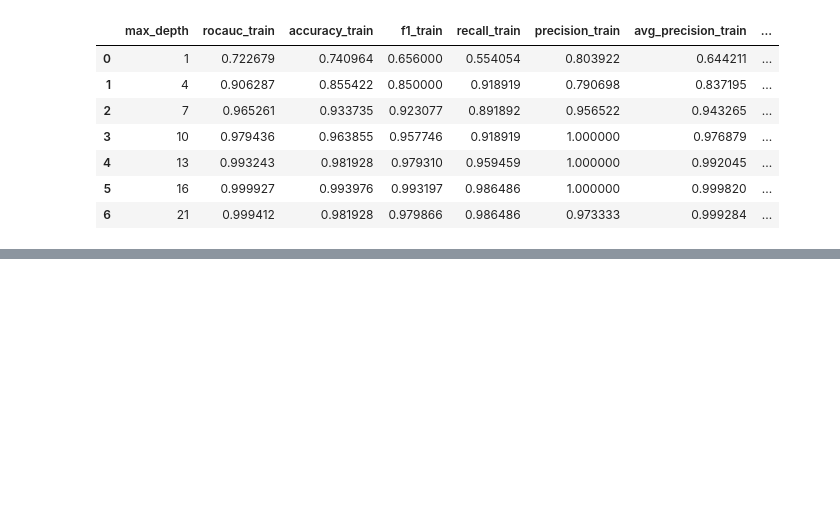
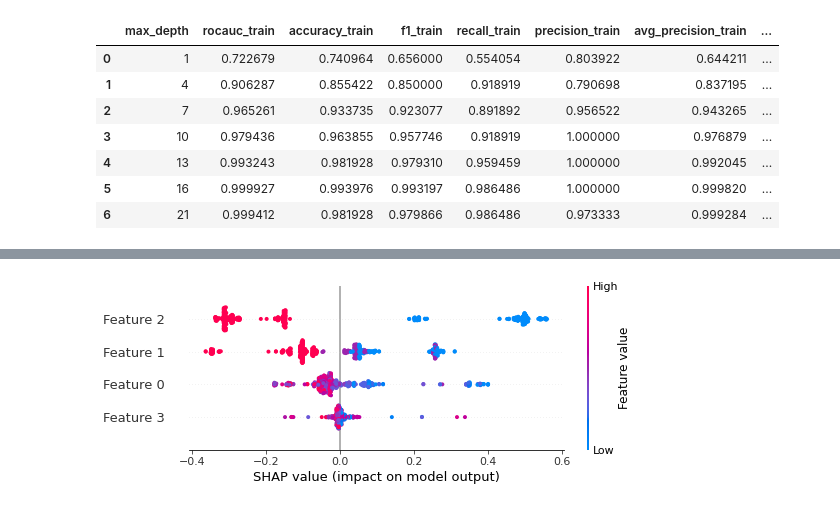
Before and after one commit to Dingyi-Lai/ExplainableAI, a Jupyter notebook: Basic_Tasks/HS_titanic.ipynb, the cells around one changed output, grey strips where cells are left out. Drawn from its saved outputs; the diff is of its cells as text; code cells hidden in the pictures; blank space fills up the shorter version.

```diff
--- a/Basic_Tasks/HS_titanic.ipynb
+++ b/Basic_Tasks/HS_titanic.ipynb
@@ -83,6 +160,7 @@ preds_proba = model.predict_proba(X_test) # predicted probabilities: shape is (n
 # %%
-import shap
-explainer = shap.Explainer(model)
+
+# X_sample = shap.sample(X, 100)
+explainer = shap.KernelExplainer(model.predict,X_train)
 # shap_values = explainer(X)
 
 # visualize the first prediction's explanation
@@ -91,0 +170,2 @@ AttributeError: 'RandomForestClassifier' object has no attribute 'tree_'
+# %%
+shap_values = explainer.shap_values(X_train)
@@ -91,0 +212,4 @@ AttributeError: 'RandomForestClassifier' object has no attribute 'tree_'
+# %%
+shap.summary_plot(shap_values, X_train)
+# %% [output]
+[figure, added]
```
Also changed, not shown: parts of 16 cells of this notebook, 5 other files.
